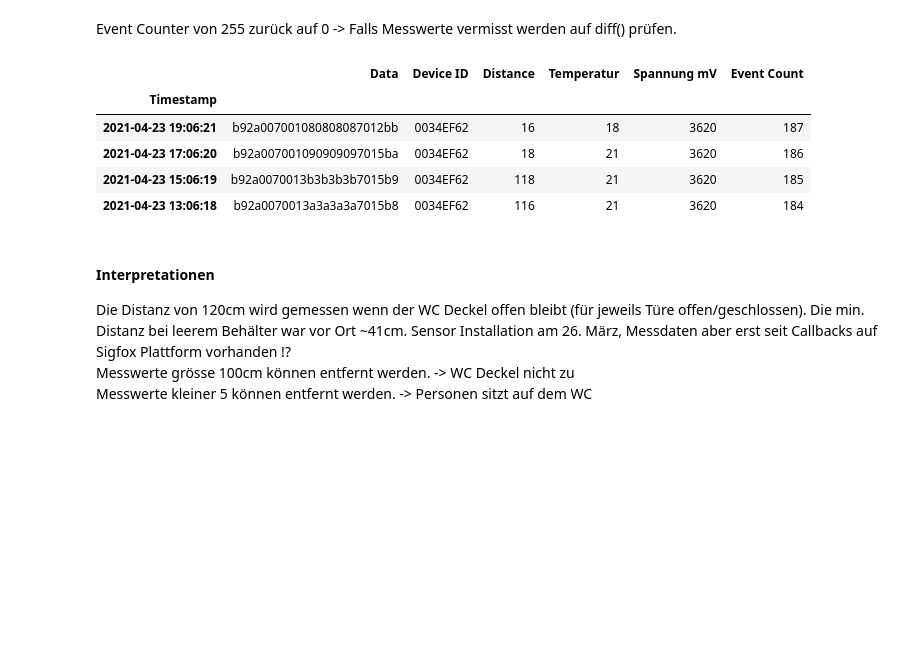
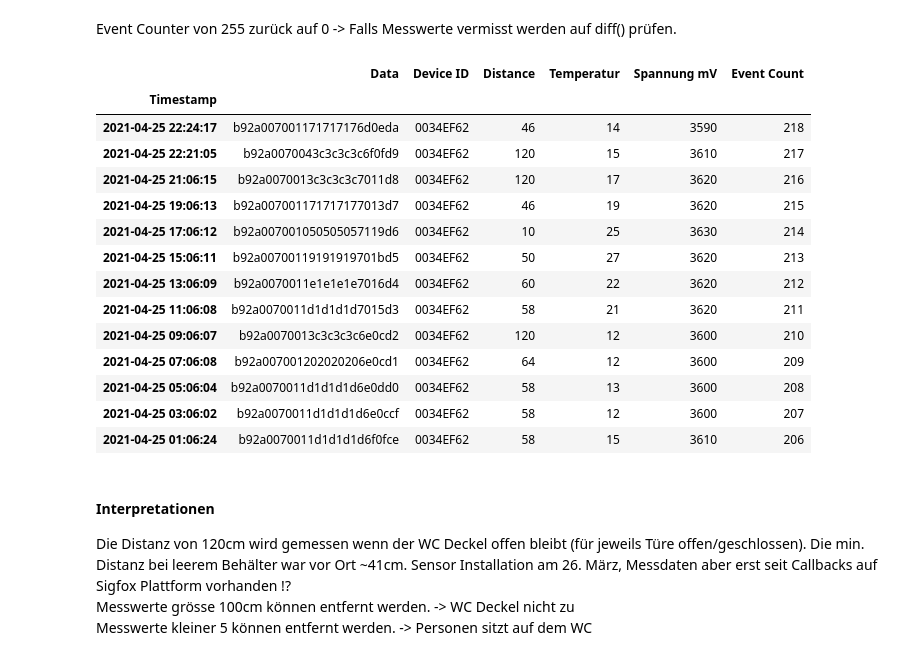
Before and after one commit to phyti1/ds_p4_kompotoi, a Jupyter notebook: Data_aquissation_sensoneo.ipynb, the cells around one changed output. Cells and saved outputs as stored; diff of their text form; code cells hidden in the pictures; blank space fills up the shorter version.

```diff
--- a/Data_aquissation_sensoneo.ipynb
+++ b/Data_aquissation_sensoneo.ipynb
@@ -191,8 +206,9 @@ df_sensoneo.head(2)
 
 # df_sensoneo.head(10)
 # %%
-for index, row in enumerate(df_sensoneo['Data']):
-    df_sensoneo['Distance'][index] = data_decoder(row)['Distance'][0]
-    df_sensoneo['Temperatur'][index]  = data_decoder(row)['Temperatur']
-    df_sensoneo['Spannung mV'][index] = data_decoder(row)['Voltage_mV']
-    df_sensoneo['Event Count'][index] = data_decoder(row)['Event_Count']
+# Achtung Warnmeldung
+# for index, row in enumerate(df_sensoneo['Data']):
+#      df_sensoneo['Distance'][index] = data_decoder(row)['Distance'][0]
+#      df_sensoneo['Temperatur'][index]  = data_decoder(row)['Temperatur']
+#      df_sensoneo['Spannung mV'][index] = data_decoder(row)['Voltage_mV']
+#      df_sensoneo['Event Count'][index] = data_decoder(row)['Event_Count']
@@ -216,3 +217,9 @@ See the caveats in the documentation: https://pandas.pydata.org/pandas-docs/stab
+# %%
+for index, row in enumerate(df_sensoneo['Data']):
+    df_sensoneo.iloc[index, 2] = data_decoder(row)['Distance'][0]
+    df_sensoneo.iloc[index, 3]  = data_decoder(row)['Temperatur']
+    df_sensoneo.iloc[index, 4] = data_decoder(row)['Voltage_mV']
+    df_sensoneo.iloc[index, 5] = data_decoder(row)['Event_Count']
 # %%
 df_sensoneo.head(100)
 df_sensoneo.loc['2021-04-23']
@@ -260,15 +267,24 @@ plt.show()
 Event Counter von 255 zurück auf 0 -> Falls Messwerte vermisst werden auf diff() prüfen.
 # %%
 # pandas slicing mit sollte direkt möglich sein ..?
-#df_sensoneo['2021-04-28':'2021-04-29']
-df_sensoneo.loc['2021-4-23'][2:6]
+#df_sensoneo.loc['2021-04-18','2021-04-26']
+df_sensoneo.loc['2021-4-25']
 # %% [output]
 |  | Data | Device ID | Distance | Temperatur | Spannung mV | Event Count |
 | Timestamp |  |  |  |  |  |  |
-| 2021-04-23 19:06:21 | b92a007001080808087012bb | 0034EF62 | 16 | 18 | 3620 | 187 |
-| 2021-04-23 17:06:20 | b92a007001090909097015ba | 0034EF62 | 18 | 21 | 3620 | 186 |
-| 2021-04-23 15:06:19 | b92a0070013b3b3b3b7015b9 | 0034EF62 | 118 | 21 | 3620 | 185 |
-| 2021-04-23 13:06:18 | b92a0070013a3a3a3a7015b8 | 0034EF62 | 116 | 21 | 3620 | 184 |
+| 2021-04-25 22:24:17 | b92a007001171717176d0eda | 0034EF62 | 46 | 14 | 3590 | 218 |
+| 2021-04-25 22:21:05 | b92a0070043c3c3c3c6f0fd9 | 0034EF62 | 120 | 15 | 3610 | 217 |
+| 2021-04-25 21:06:15 | b92a0070013c3c3c3c7011d8 | 0034EF62 | 120 | 17 | 3620 | 216 |
+| 2021-04-25 19:06:13 | b92a007001171717177013d7 | 0034EF62 | 46 | 19 | 3620 | 215 |
+| 2021-04-25 17:06:12 | b92a007001050505057119d6 | 0034EF62 | 10 | 25 | 3630 | 214 |
+| 2021-04-25 15:06:11 | b92a00700119191919701bd5 | 0034EF62 | 50 | 27 | 3620 | 213 |
+| 2021-04-25 13:06:09 | b92a0070011e1e1e1e7016d4 | 0034EF62 | 60 | 22 | 3620 | 212 |
+| 2021-04-25 11:06:08 | b92a0070011d1d1d1d7015d3 | 0034EF62 | 58 | 21 | 3620 | 211 |
+| 2021-04-25 09:06:07 | b92a0070013c3c3c3c6e0cd2 | 0034EF62 | 120 | 12 | 3600 | 210 |
+| 2021-04-25 07:06:08 | b92a007001202020206e0cd1 | 0034EF62 | 64 | 12 | 3600 | 209 |
+| 2021-04-25 05:06:04 | b92a0070011d1d1d1d6e0dd0 | 0034EF62 | 58 | 13 | 3600 | 208 |
+| 2021-04-25 03:06:02 | b92a0070011d1d1d1d6e0ccf | 0034EF62 | 58 | 12 | 3600 | 207 |
+| 2021-04-25 01:06:24 | b92a0070011d1d1d1d6f0fce | 0034EF62 | 58 | 15 | 3610 | 206 |
 # %% [markdown]
 #### Interpretationen
 Die Distanz von 120cm wird gemessen wenn der WC Deckel offen bleibt (für jeweils Türe offen/geschlossen). Die min. Distanz bei leerem Behälter war vor Ort ~41cm. Sensor Installation am 26. März, Messdaten aber erst seit Callbacks auf Sigfox Plattform vorhanden !?
```
Also changed, not shown: parts of 20 cells of this notebook, 1 other file.
